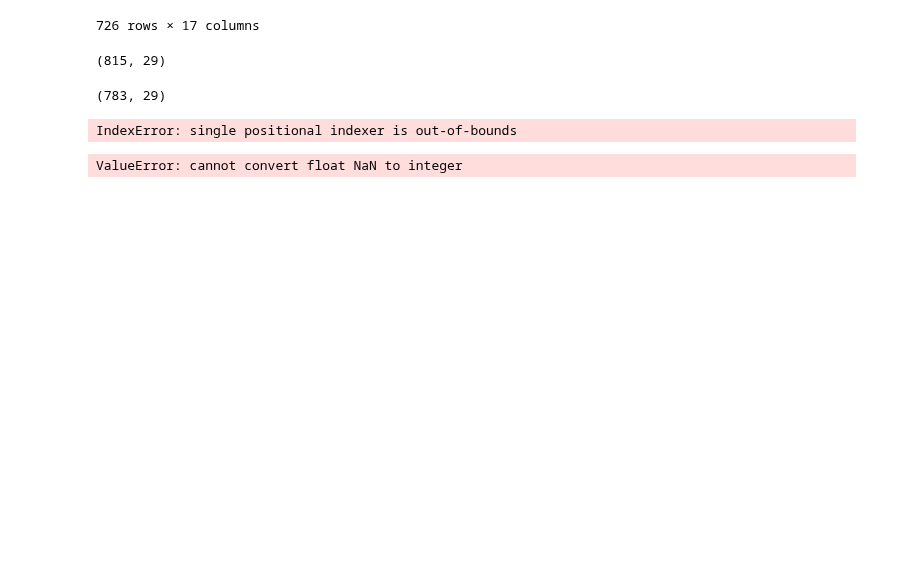
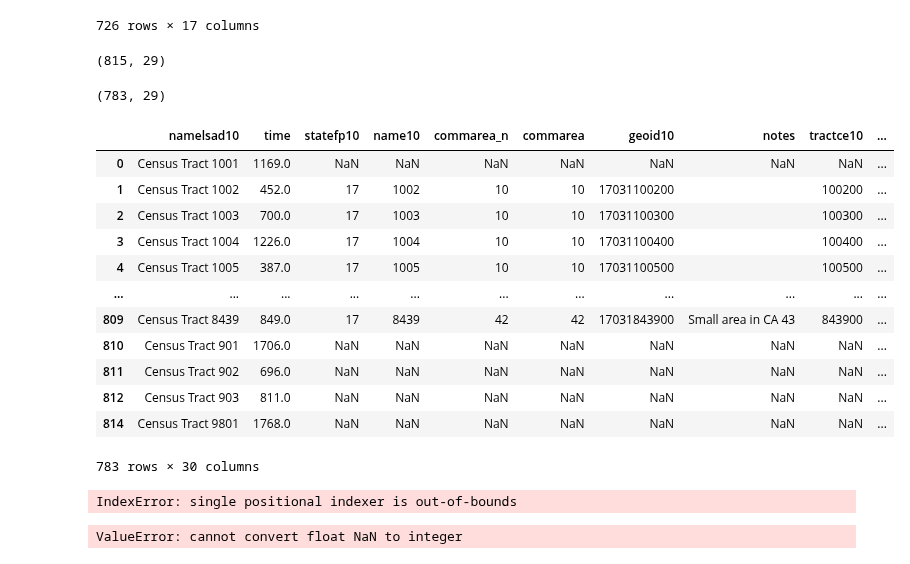
Before and after one commit to Rajvishah12/cpl_project, a Jupyter notebook: cdf/scripts/m3.final.ipynb, the cells around one changed output. Saved outputs shown, nothing was run; the diff lists cells and outputs as text; code cells hidden in the pictures; blank space fills up the shorter version.

```diff
--- a/cdf/scripts/m3.final.ipynb
+++ b/cdf/scripts/m3.final.ipynb
@@ -5,3 +3,5 @@ GOOGLE_TOKEN = "AIzaSyD0pevnUsh_IAwFn5-xENeGVYc-67mPMLU"
+# %%
+GOOGLE_TOKEN = ""
 # %%
 import pandas as pd
 import numpy as np
@@ -43,7 +43,7 @@ pw_centroids.loc[:, 'tractce10'] = pw_centroids.loc[:, 'tractce10'].astype('str'
 # %%
 gdf = pd.merge(gdf, pw_centroids, on='tractce10', how='left')
 gdf.loc[:, 'centroid'] = gpd.points_from_xy(gdf['longitude'], gdf['latitude'])
-gdf = gdf.to_crs(CRS)
+gdf = gdf.to_crs(calc_CRS)
 # %%
 library_df = library_df.to_crs(calc_CRS)
 library_df.loc[:, 'bufferzone'] = library_df['geometry'].buffer(1609)
@@ -165,6 +165,22 @@ joined_df = joined_df[~joined_df["time"].isnull()]
 joined_df.shape
 # %% [output]
 (783, 29)
+# %%
+joined_df
+# %% [output]
+|  | namelsad10 | time | statefp10 | name10 | commarea_n | commarea | geoid10 | notes | tractce10 | ... |
+| 0 | Census Tract 1001 | 1169.0 | NaN | NaN | NaN | NaN | NaN | NaN | NaN | ... |
+| 1 | Census Tract 1002 | 452.0 | 17 | 1002 | 10 | 10 | 17031100200 |  | 100200 | ... |
+| 2 | Census Tract 1003 | 700.0 | 17 | 1003 | 10 | 10 | 17031100300 |  | 100300 | ... |
+| 3 | Census Tract 1004 | 1226.0 | 17 | 1004 | 10 | 10 | 17031100400 |  | 100400 | ... |
+| 4 | Census Tract 1005 | 387.0 | 17 | 1005 | 10 | 10 | 17031100500 |  | 100500 | ... |
+| ... | ... | ... | ... | ... | ... | ... | ... | ... | ... | ... |
+| 809 | Census Tract 8439 | 849.0 | 17 | 8439 | 42 | 42 | 17031843900 | Small area in CA 43 | 843900 | ... |
+| 810 | Census Tract 901 | 1706.0 | NaN | NaN | NaN | NaN | NaN | NaN | NaN | ... |
+| 811 | Census Tract 902 | 696.0 | NaN | NaN | NaN | NaN | NaN | NaN | NaN | ... |
+| 812 | Census Tract 903 | 811.0 | NaN | NaN | NaN | NaN | NaN | NaN | NaN | ... |
+| 814 | Census Tract 9801 | 1768.0 | NaN | NaN | NaN | NaN | NaN | NaN | NaN | ... |
+783 rows × 30 columns
 # %%
 creating_foliumn_map(joined_df, gdf)
 # %% [output]
```
Also changed, not shown: parts of 1 cell of this notebook.
